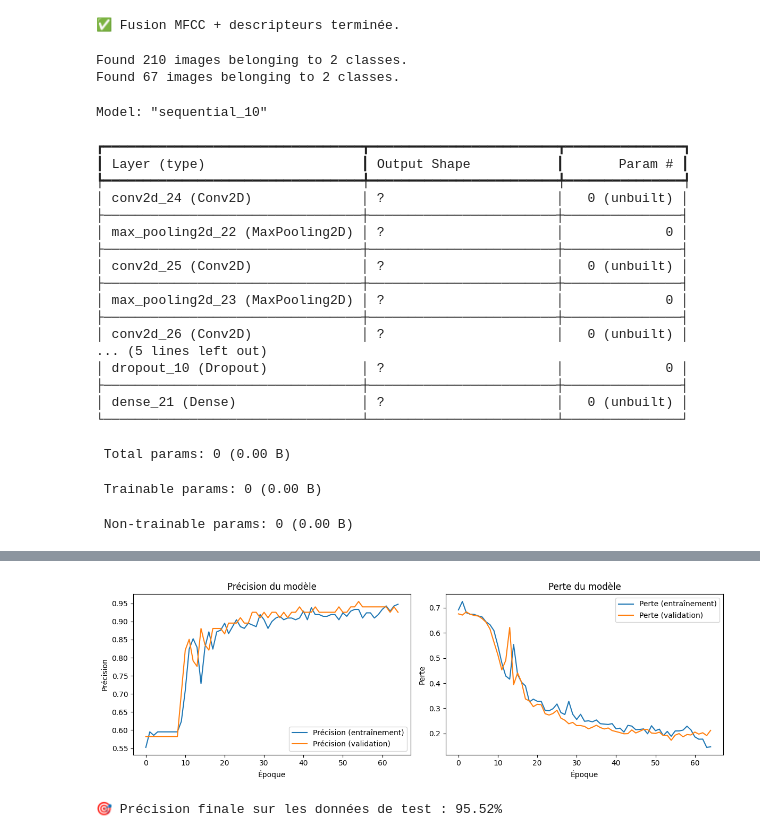
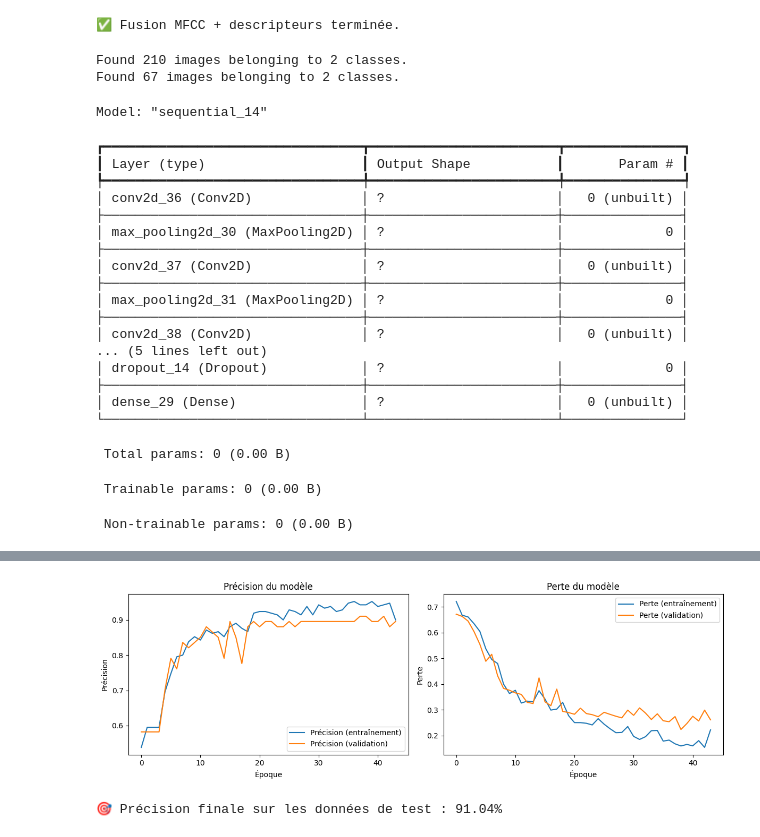
Before and after one commit to seb54/Doggy-and-Cat-adventure, a Jupyter notebook: classification_audio.ipynb, the cells around one changed output, grey strips where cells are left out. Saved outputs shown, nothing was run; the diff lists cells and outputs as text; code cells hidden in the pictures.

```diff
--- a/classification_audio.ipynb
+++ b/classification_audio.ipynb
@@ -477,7 +479,7 @@ CLASSES = ['cats', 'dogs']  # à adapter selon ton cas
 
 early_stop = EarlyStopping(
     monitor='val_loss',       # ce qu'on surveille (tu peux aussi mettre 'val_accuracy')
-    patience=10,              # nombre d'époques sans amélioration avant arrêt
+    patience=5,              # nombre d'époques sans amélioration avant arrêt
     restore_best_weights=True, # on reprend les meilleurs poids atteints
     verbose=1
 )
@@ -566,23 +568,23 @@ print(f"\n🎯 Précision finale sur les données de test : {acc:.2%}")
 # %% [output]
 Found 210 images belonging to 2 classes.
 Found 67 images belonging to 2 classes.
-Model: "sequential_10"
+Model: "sequential_14"
 ┏━━━━━━━━━━━━━━━━━━━━━━━━━━━━━━━━━┳━━━━━━━━━━━━━━━━━━━━━━━━┳━━━━━━━━━━━━━━━┓
 ┃ Layer (type)                    ┃ Output Shape           ┃       Param # ┃
 ┡━━━━━━━━━━━━━━━━━━━━━━━━━━━━━━━━━╇━━━━━━━━━━━━━━━━━━━━━━━━╇━━━━━━━━━━━━━━━┩
-│ conv2d_24 (Conv2D)              │ ?                      │   0 (unbuilt) │
+│ conv2d_36 (Conv2D)              │ ?                      │   0 (unbuilt) │
 ├─────────────────────────────────┼────────────────────────┼───────────────┤
-│ max_pooling2d_22 (MaxPooling2D) │ ?                      │             0 │
+│ max_pooling2d_30 (MaxPooling2D) │ ?                      │             0 │
 ├─────────────────────────────────┼────────────────────────┼───────────────┤
-│ conv2d_25 (Conv2D)              │ ?                      │   0 (unbuilt) │
+│ conv2d_37 (Conv2D)              │ ?                      │   0 (unbuilt) │
 ├─────────────────────────────────┼────────────────────────┼───────────────┤
-│ max_pooling2d_23 (MaxPooling2D) │ ?                      │             0 │
+│ max_pooling2d_31 (MaxPooling2D) │ ?                      │             0 │
 ├─────────────────────────────────┼────────────────────────┼───────────────┤
-│ conv2d_26 (Conv2D)              │ ?                      │   0 (unbuilt) │
+│ conv2d_38 (Conv2D)              │ ?                      │   0 (unbuilt) │
 ... (5 lines left out)
-│ dropout_10 (Dropout)            │ ?                      │             0 │
+│ dropout_14 (Dropout)            │ ?                      │             0 │
 ├─────────────────────────────────┼────────────────────────┼───────────────┤
-│ dense_21 (Dense)                │ ?                      │   0 (unbuilt) │
+│ dense_29 (Dense)                │ ?                      │   0 (unbuilt) │
 └─────────────────────────────────┴────────────────────────┴───────────────┘
  Total params: 0 (0.00 B)
  Trainable params: 0 (0.00 B)
@@ -607,2 +609,2 @@ Restoring model weights from the end of the best epoch: 55.
-[figure, old version]
+[figure, new version]
-🎯 Précision finale sur les données de test : 95.52%
+🎯 Précision finale sur les données de test : 91.04%
```
Also changed, not shown: parts of 5 cells of this notebook.
